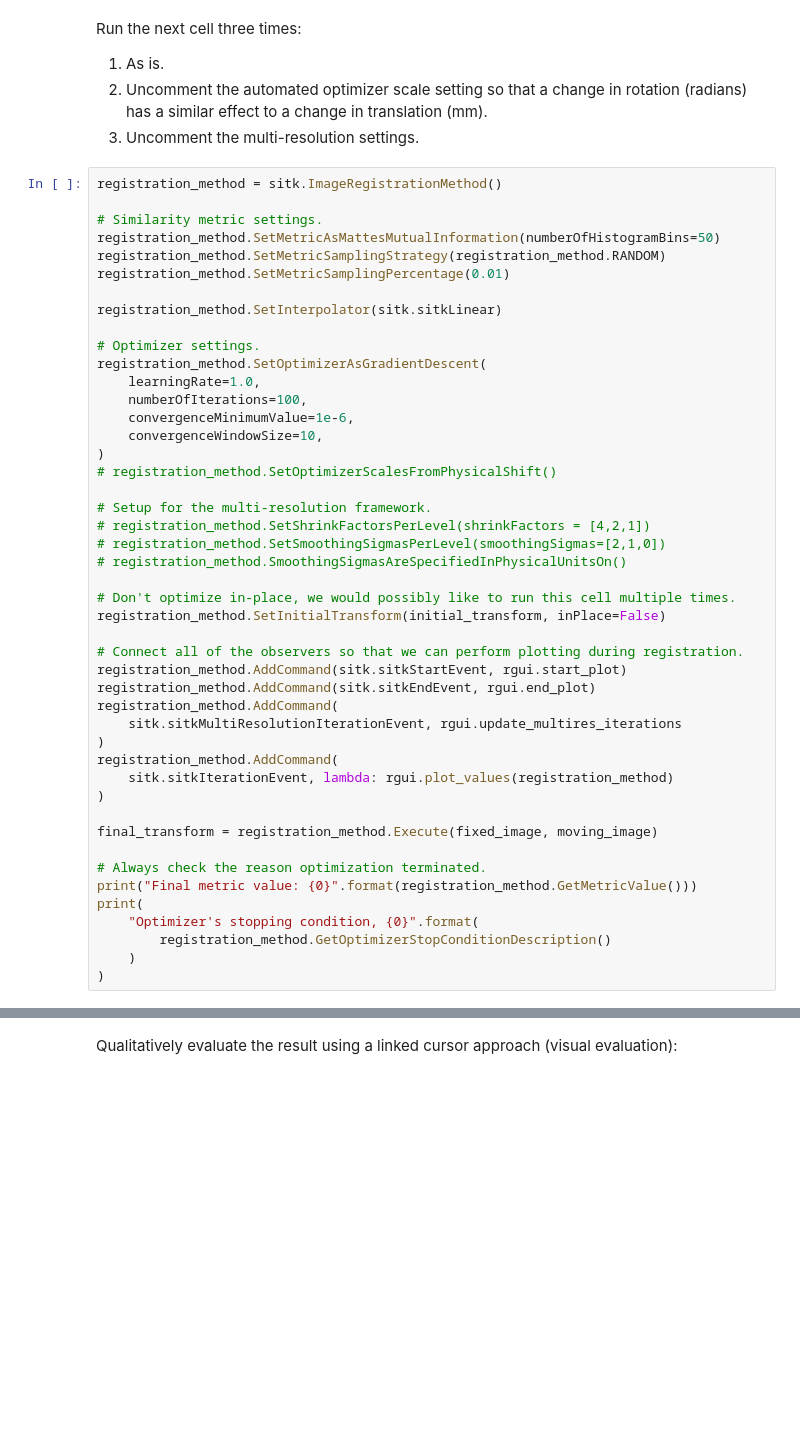
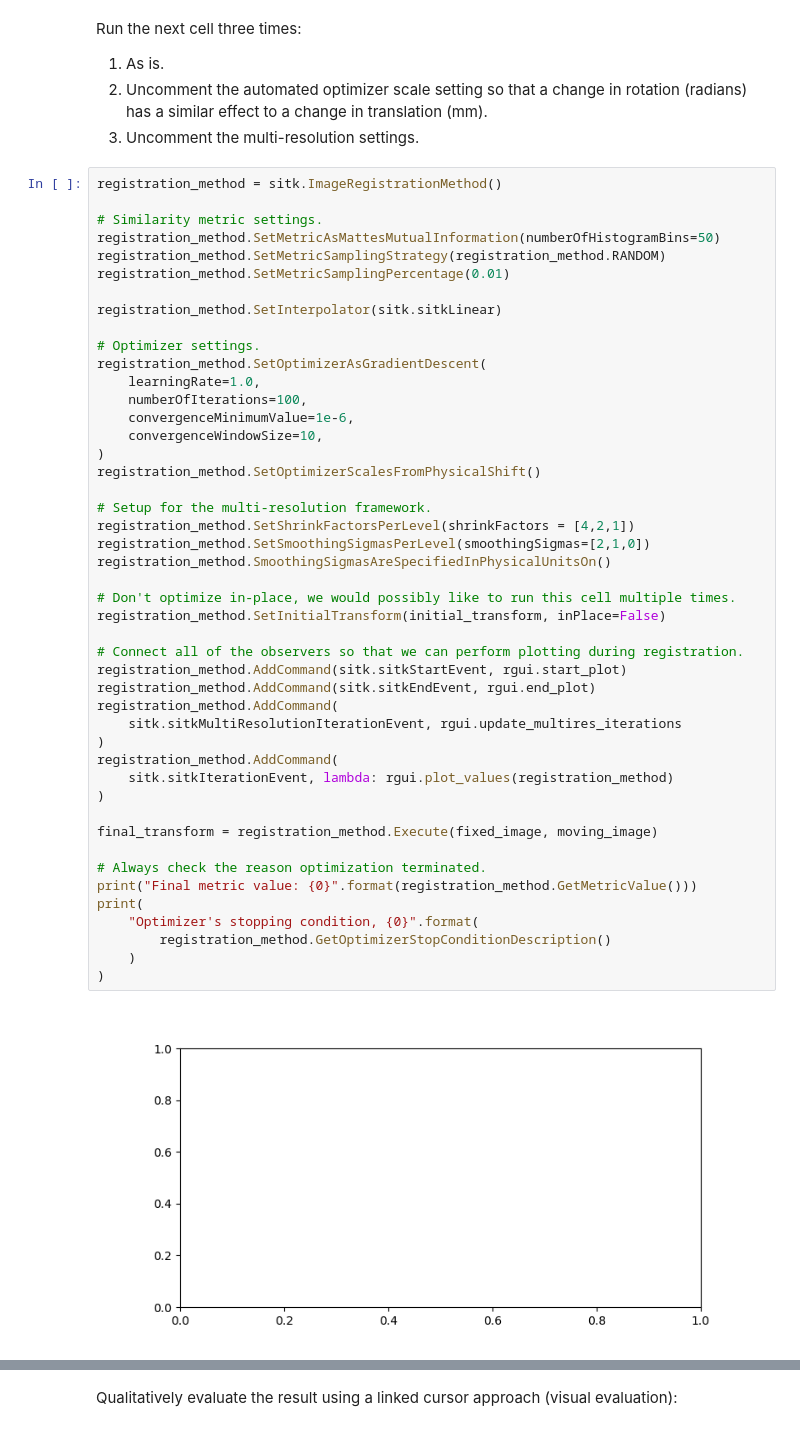
Before and after one commit to UMCai/ITK-TUTORIAL, a Jupyter notebook: 05_basic_registration.ipynb, the cells around one changed output, grey strips where cells are left out. Drawn from its saved outputs; the diff is of its cells as text; blank space fills up the shorter version.

```diff
--- a/05_basic_registration.ipynb
+++ b/05_basic_registration.ipynb
@@ -209,34 +212,36 @@ registration_method.SetOptimizerAsGradientDescent(
     learningRate=1.0,
     numberOfIterations=100,
     convergenceMinimumValue=1e-6,
     convergenceWindowSize=10,
 )
-# registration_method.SetOptimizerScalesFromPhysicalShift()
+registration_method.SetOptimizerScalesFromPhysicalShift()
 
 # Setup for the multi-resolution framework.
-# registration_method.SetShrinkFactorsPerLevel(shrinkFactors = [4,2,1])
-# registration_method.SetSmoothingSigmasPerLevel(smoothingSigmas=[2,1,0])
-# registration_method.SmoothingSigmasAreSpecifiedInPhysicalUnitsOn()
+registration_method.SetShrinkFactorsPerLevel(shrinkFactors = [4,2,1])
+registration_method.SetSmoothingSigmasPerLevel(smoothingSigmas=[2,1,0])
+registration_method.SmoothingSigmasAreSpecifiedInPhysicalUnitsOn()
 
 # Don't optimize in-place, we would possibly like to run this cell multiple times.
 registration_method.SetInitialTransform(initial_transform, inPlace=False)
 
 # Connect all of the observers so that we can perform plotting during registration.
 registration_method.AddCommand(sitk.sitkStartEvent, rgui.start_plot)
 registration_method.AddCommand(sitk.sitkEndEvent, rgui.end_plot)
 registration_method.AddCommand(
     sitk.sitkMultiResolutionIterationEvent, rgui.update_multires_iterations
 )
 registration_method.AddCommand(
     sitk.sitkIterationEvent, lambda: rgui.plot_values(registration_method)
 )
 
 final_transform = registration_method.Execute(fixed_image, moving_image)
 
 # Always check the reason optimization terminated.
 print("Final metric value: {0}".format(registration_method.GetMetricValue()))
 print(
     "Optimizer's stopping condition, {0}".format(
         registration_method.GetOptimizerStopConditionDescription()
     )
 )
+# %% [output]
+[figure, added]
```
Also changed, not shown: parts of 12 cells of this notebook, 1 other file.
